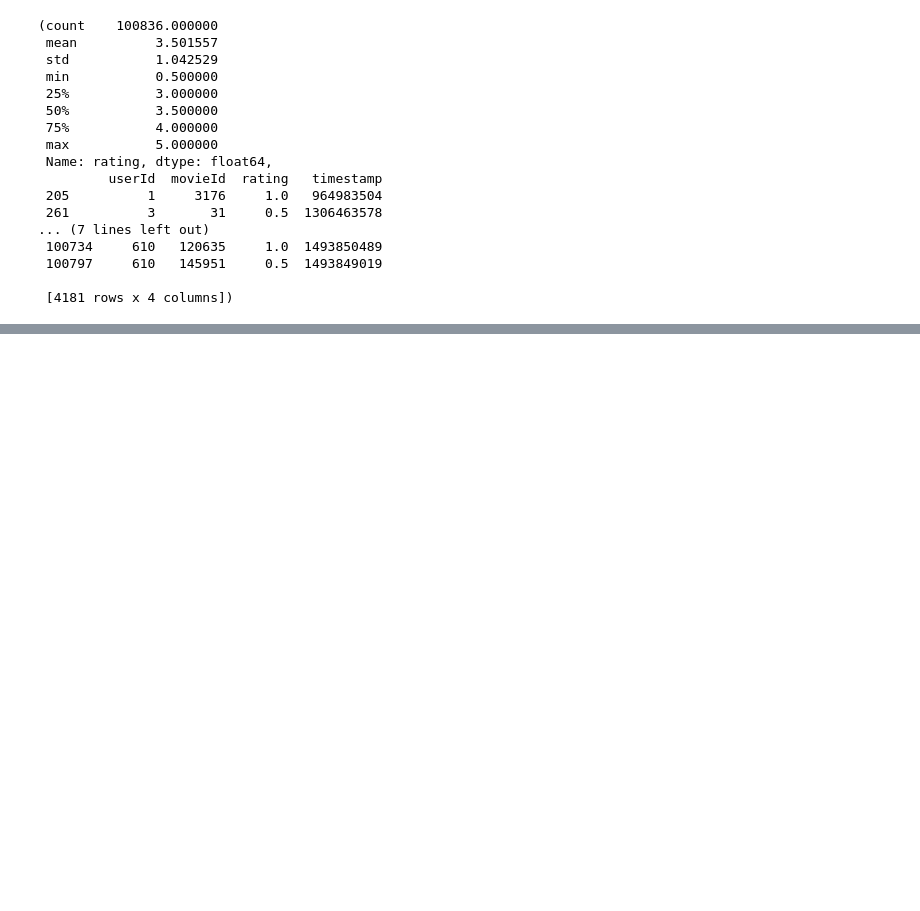
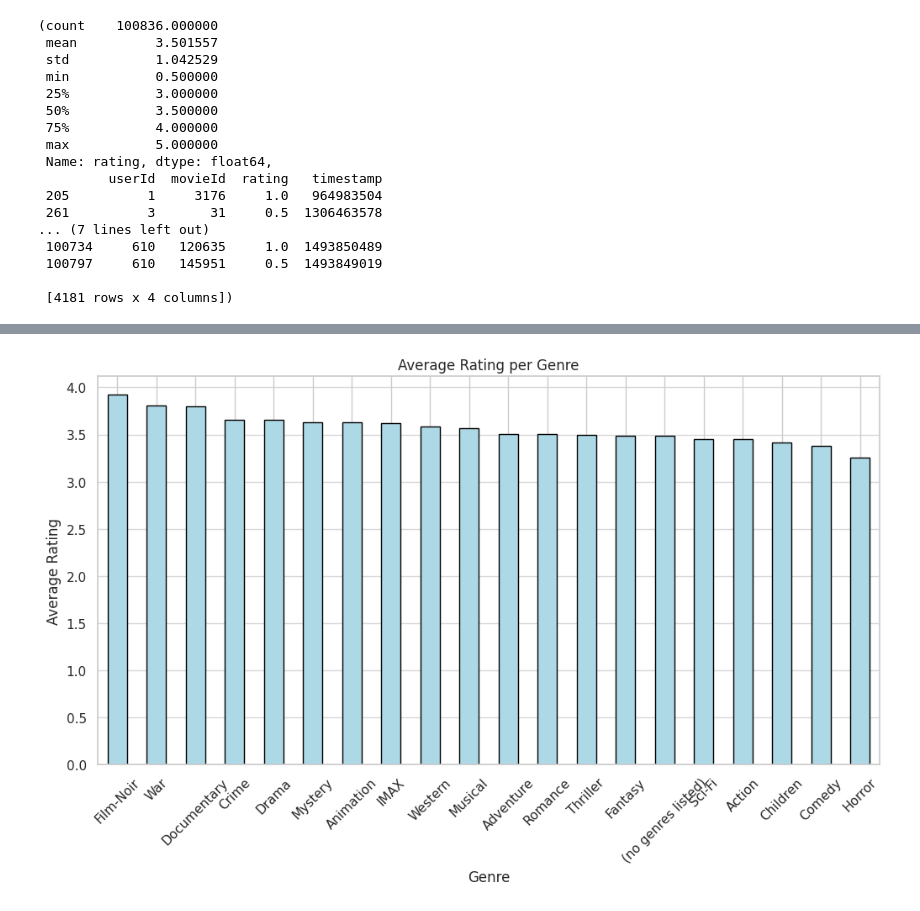
Before and after one commit to aliasgharmirhshai/Movie-recommendation-system, a Jupyter notebook: notebooks/EDA.ipynb, the cells around one changed output, grey strips where cells are left out. Cells and saved outputs as stored; diff of their text form; code cells hidden in the pictures; blank space fills up the shorter version.

```diff
--- a/notebooks/EDA.ipynb
+++ b/notebooks/EDA.ipynb
@@ -297,0 +361,21 @@ plt.show()
+# %%
+# First, split the genres and explode the DataFrame to have one genre per row
+exploded_genres = movies.assign(genres=movies['genres'].str.split('|')).explode('genres')
+
+# Merge with ratings to calculate average ratings per genre
+average_ratings_per_genre = exploded_genres.merge(ratings[['movieId', 'rating']], on='movieId')
+
+# Calculate the average rating for each genre
+average_ratings = average_ratings_per_genre.groupby('genres')['rating'].mean().sort_values(ascending=False)
+
+# Create a bar chart to compare average ratings across genres
+plt.figure(figsize=(12, 6))
+average_ratings.plot(kind='bar', color='lightblue', edgecolor='black')
+plt.title('Average Rating per Genre')
+plt.xlabel('Genre')
+plt.ylabel('Average Rating')
+plt.xticks(rotation=45)
+plt.grid(axis='y', alpha=0.75)
+plt.show()
+# %% [output]
+[figure, added]
```
Also changed, not shown: parts of 8 cells of this notebook.
